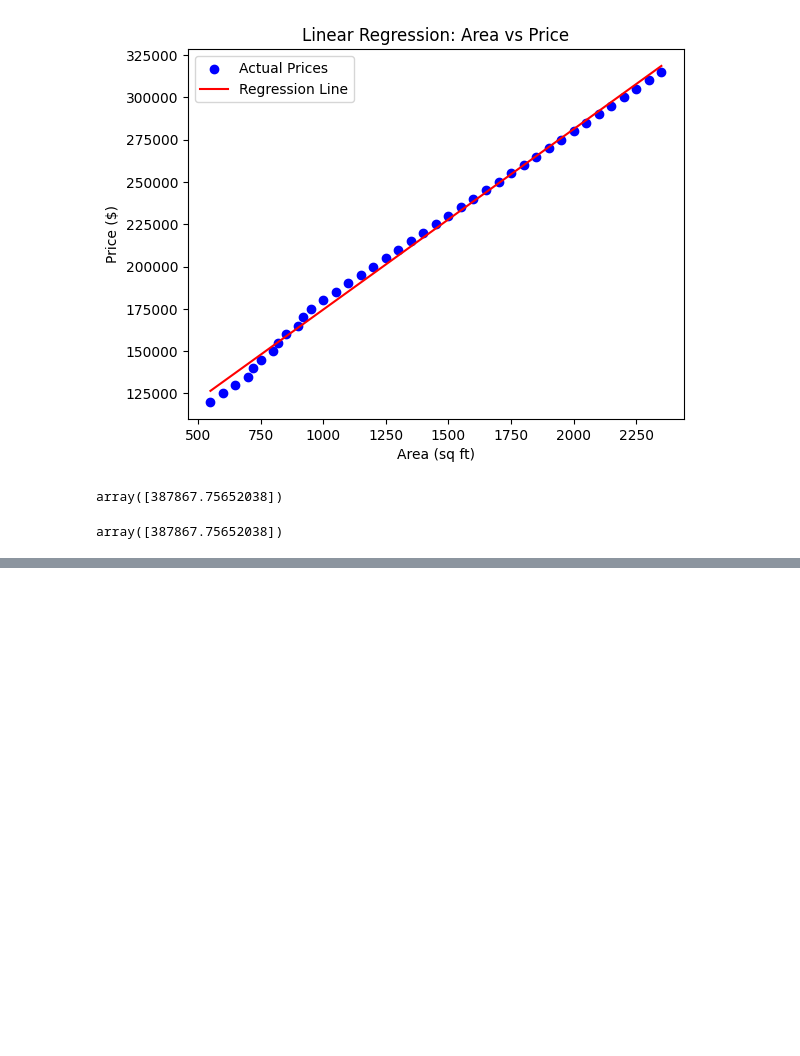
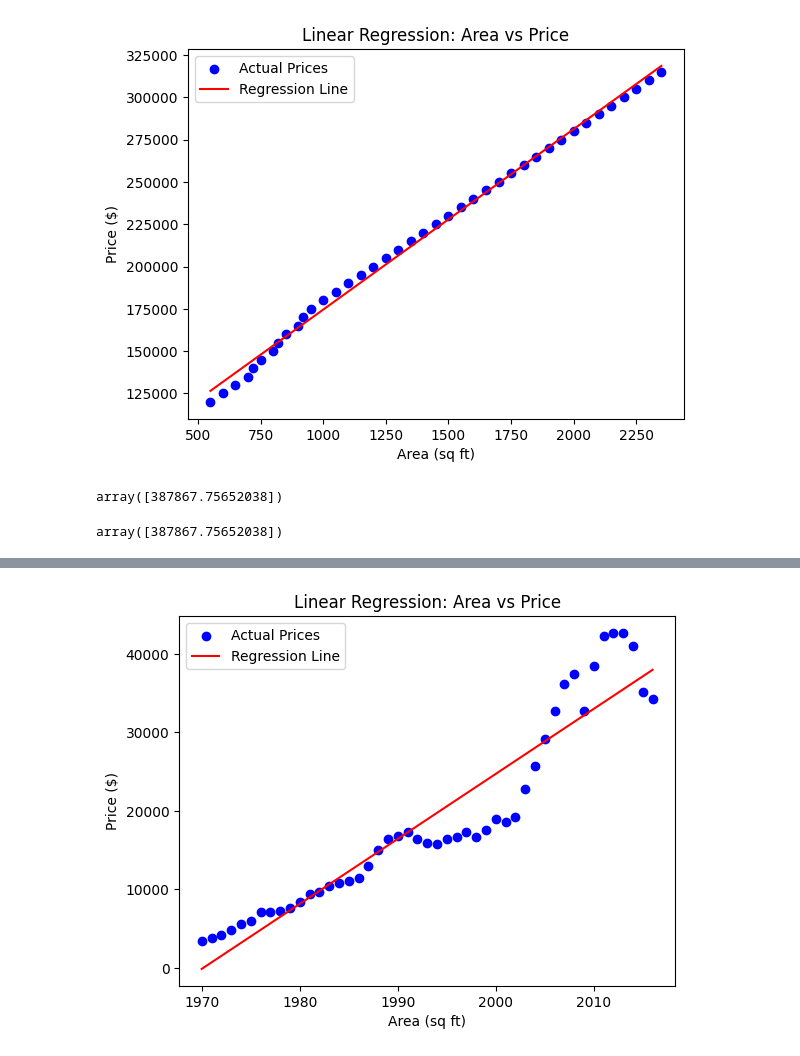
Before and after one commit to afrazk01/Machine-Learning, a Jupyter notebook: linear_regression.ipynb, the cells around one changed output, grey strips where cells are left out. Saved outputs shown, nothing was run; the diff lists cells and outputs as text; code cells hidden in the pictures; blank space fills up the shorter version.

```diff
--- a/linear_regression.ipynb
+++ b/linear_regression.ipynb
@@ -63,0 +90,12 @@ array([387867.75652038])
+# %%
+y_pred = regr.predict(X)
+# %%
+plt.scatter(X, y, color='blue', label='Actual Prices')
+plt.plot(X, y_pred, color='red', label='Regression Line')
+plt.xlabel('Area (sq ft)')
+plt.ylabel('Price ($)')
+plt.title('Linear Regression: Area vs Price')
+plt.legend()
+plt.show()
+# %% [output]
+[figure, added]
```
Also changed, not shown: parts of 3 cells of this notebook, 1 other file.
